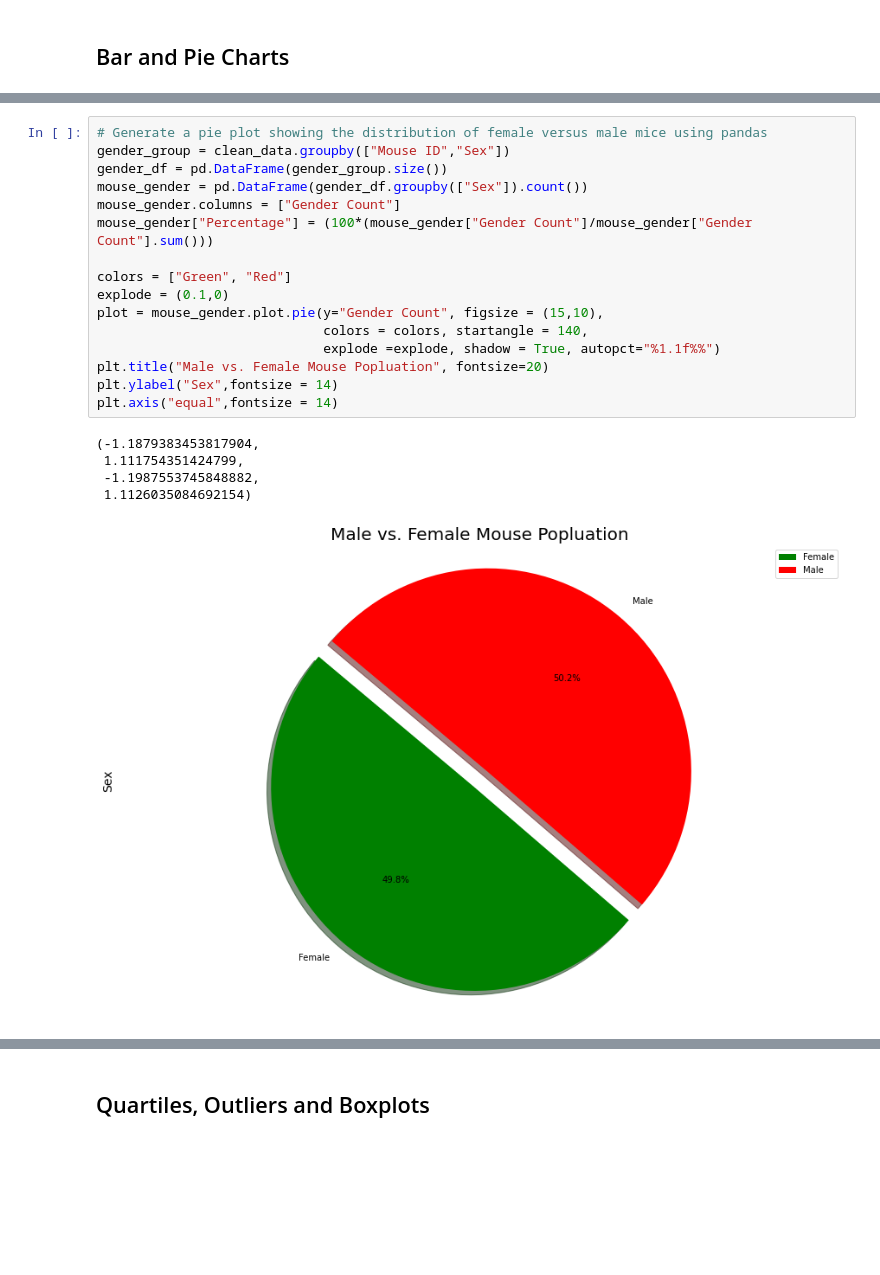
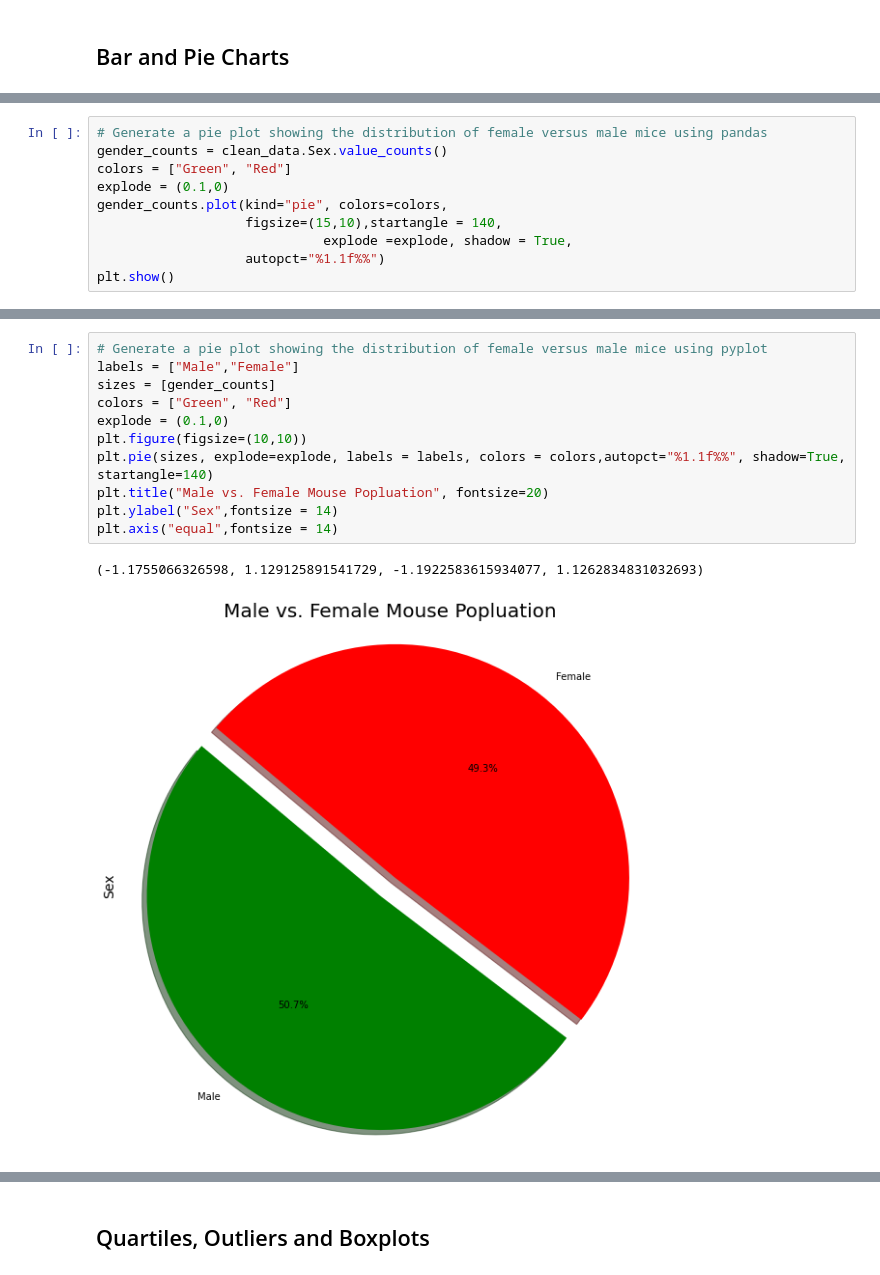
Before and after one commit to i1620/matplotlib-challenge, a Jupyter notebook: pymaceuticals.ipynb, the cells around one changed output, grey strips where cells are left out. Cells and saved outputs as stored; diff of their text form; blank space fills up the shorter version.

```diff
--- a/pymaceuticals.ipynb
+++ b/pymaceuticals.ipynb
@@ -200,0 +191,10 @@ Text(0.5, 1.0, 'Number of Mice per Treatment')
+# %%
+# Generate a pie plot showing the distribution of female versus male mice using pandas
+gender_counts = clean_data.Sex.value_counts()
+colors = ["Green", "Red"]
+explode = (0.1,0)
+gender_counts.plot(kind="pie", colors=colors,
+                   figsize=(15,10),startangle = 140,
+                             explode =explode, shadow = True,
+                   autopct="%1.1f%%")
+plt.show()
@@ -201,22 +203,14 @@ Text(0.5, 1.0, 'Number of Mice per Treatment')
 # %%
-# Generate a pie plot showing the distribution of female versus male mice using pandas
-gender_group = clean_data.groupby(["Mouse ID","Sex"])
-gender_df = pd.DataFrame(gender_group.size())
-mouse_gender = pd.DataFrame(gender_df.groupby(["Sex"]).count())
-mouse_gender.columns = ["Gender Count"]
-mouse_gender["Percentage"] = (100*(mouse_gender["Gender Count"]/mouse_gender["Gender Count"].sum()))
-
+# Generate a pie plot showing the distribution of female versus male mice using pyplot
+labels = ["Male","Female"]
+sizes = [gender_counts]
 colors = ["Green", "Red"]
 explode = (0.1,0)
-plot = mouse_gender.plot.pie(y="Gender Count", figsize = (15,10),
-                             colors = colors, startangle = 140,
-                             explode =explode, shadow = True, autopct="%1.1f%%")
+plt.figure(figsize=(10,10))
+plt.pie(sizes, explode=explode, labels = labels, colors = colors,autopct="%1.1f%%", shadow=True, startangle=140)
 plt.title("Male vs. Female Mouse Popluation", fontsize=20)
 plt.ylabel("Sex",fontsize = 14)
 plt.axis("equal",fontsize = 14)
 # %% [output]
-(-1.1879383453817904,
- 1.111754351424799,
- -1.1987553745848882,
- 1.1126035084692154)
+(-1.1755066326598, 1.129125891541729, -1.1922583615934077, 1.1262834831032693)
-[figure, old version]
+[figure, new version]
```
Also changed, not shown: parts of 16 cells of this notebook.
